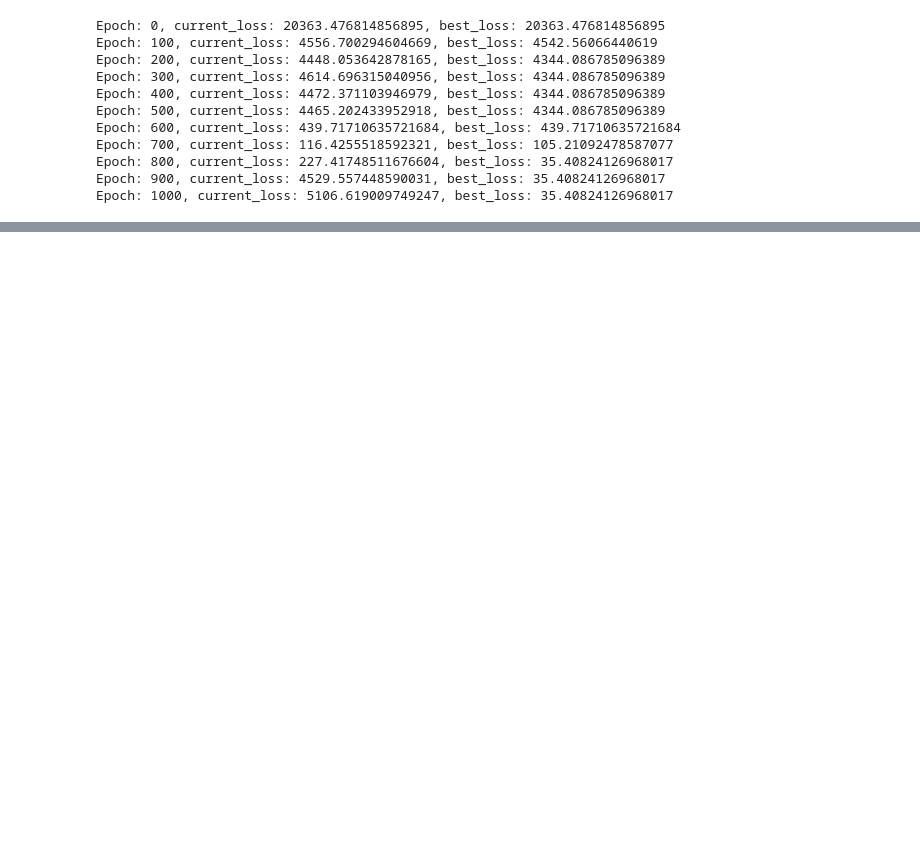
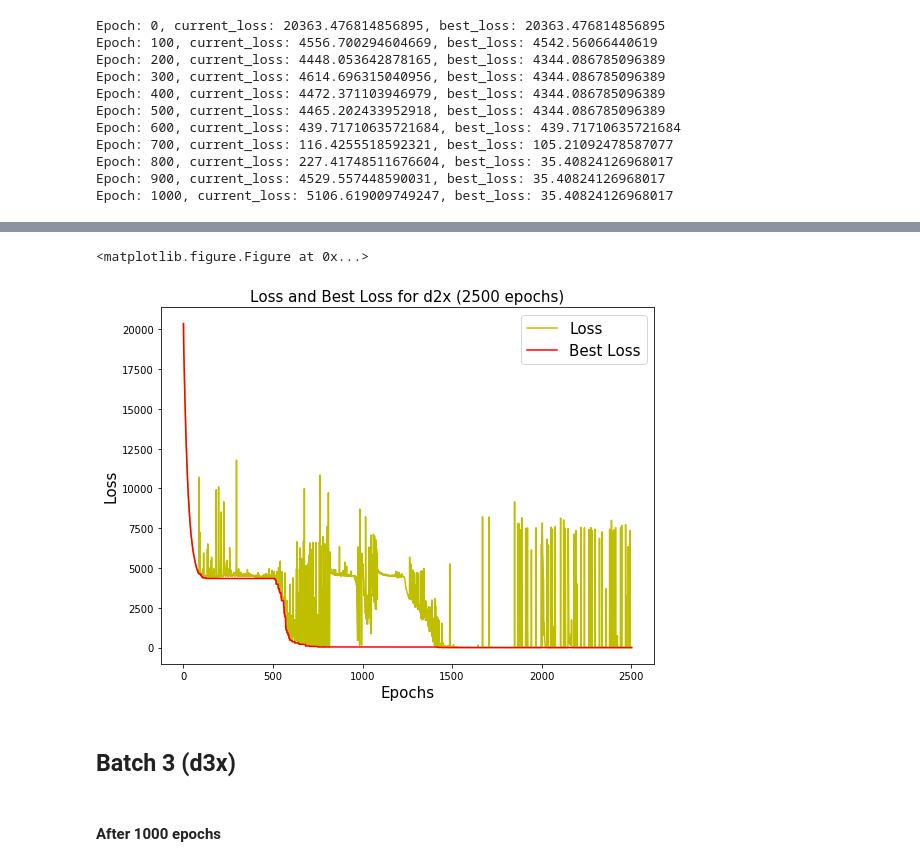
Before and after one commit to karanrshastri/RecommendationSystem, a Jupyter notebook: notebooks/03_arch.ipynb, the cells around one changed output, grey strips where cells are left out. Saved outputs shown, nothing was run; the diff lists cells and outputs as text; code cells hidden in the pictures; blank space fills up the shorter version.

```diff
--- a/notebooks/03_arch.ipynb
+++ b/notebooks/03_arch.ipynb
@@ -366,0 +387,7 @@ plot_helper()
+# %%
+plot_helper(d2x_loss, d2x_best_loss, 'd2x (2500 epochs)', '../figures/d2x_2500.png')
+# %% [output]
+<matplotlib.figure.Figure at 0x...>
+[figure, added]
+# %% [markdown]
+## Batch 3 (d3x)
@@ -366,0 +396,2 @@ plot_helper()
+# %% [markdown]
+#### After 1000 epochs
```
Also changed, not shown: parts of 40 cells of this notebook, 1 other file.
